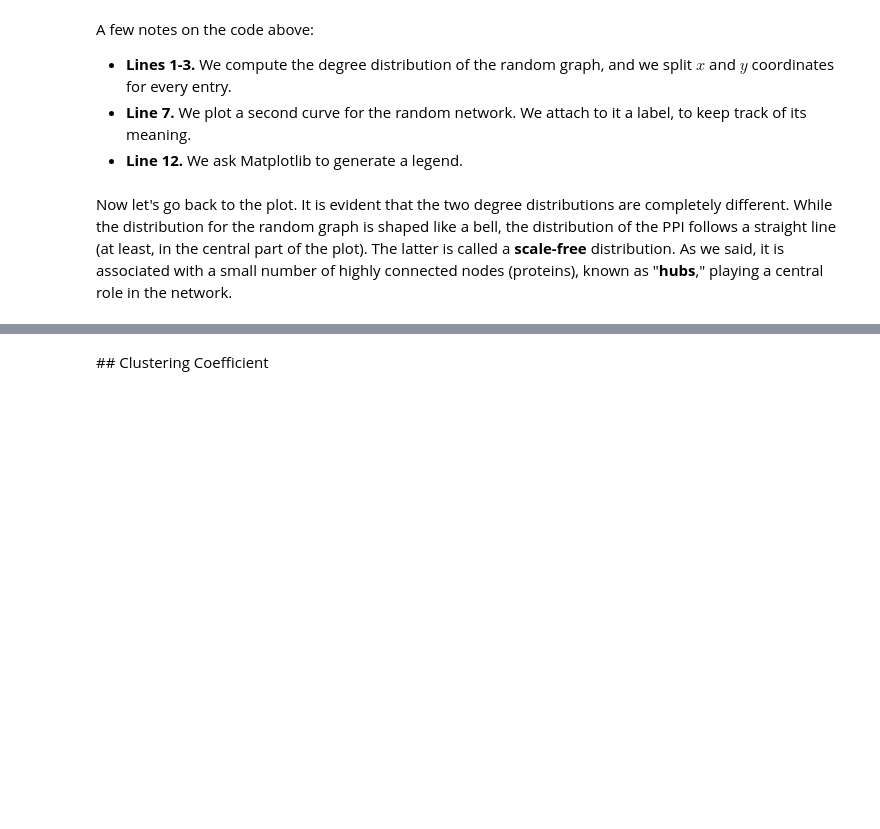
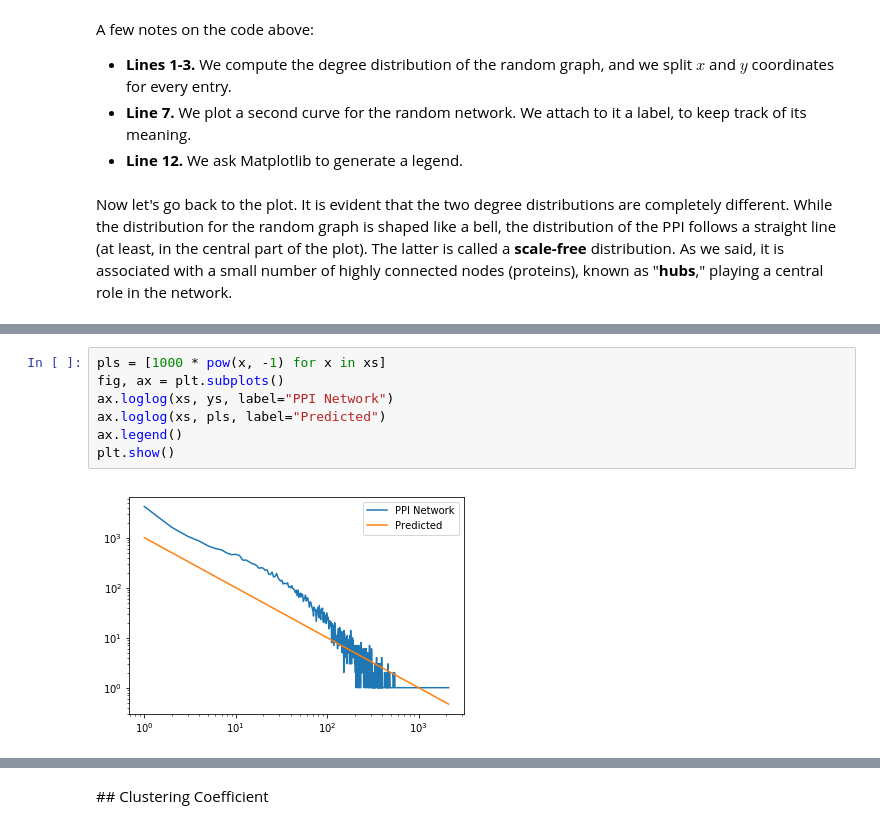
Before and after one commit to sales-lab/network-theory, a Jupyter notebook: index.ipynb, the cells around one changed output, grey strips where cells are left out. Drawn from its saved outputs; the diff is of its cells as text; blank space fills up the shorter version.

```diff
--- a/index.ipynb
+++ b/index.ipynb
@@ -184,0 +195,9 @@ Now let's go back to the plot. It is evident that the two degree distributions a
+# %%
+pls = [1000 * pow(x, -1) for x in xs]
+fig, ax = plt.subplots()
+ax.loglog(xs, ys, label="PPI Network")
+ax.loglog(xs, pls, label="Predicted")
+ax.legend()
+plt.show()
+# %% [output]
+[figure, added]
```
Also changed, not shown: parts of 7 cells of this notebook, 1 other file.
